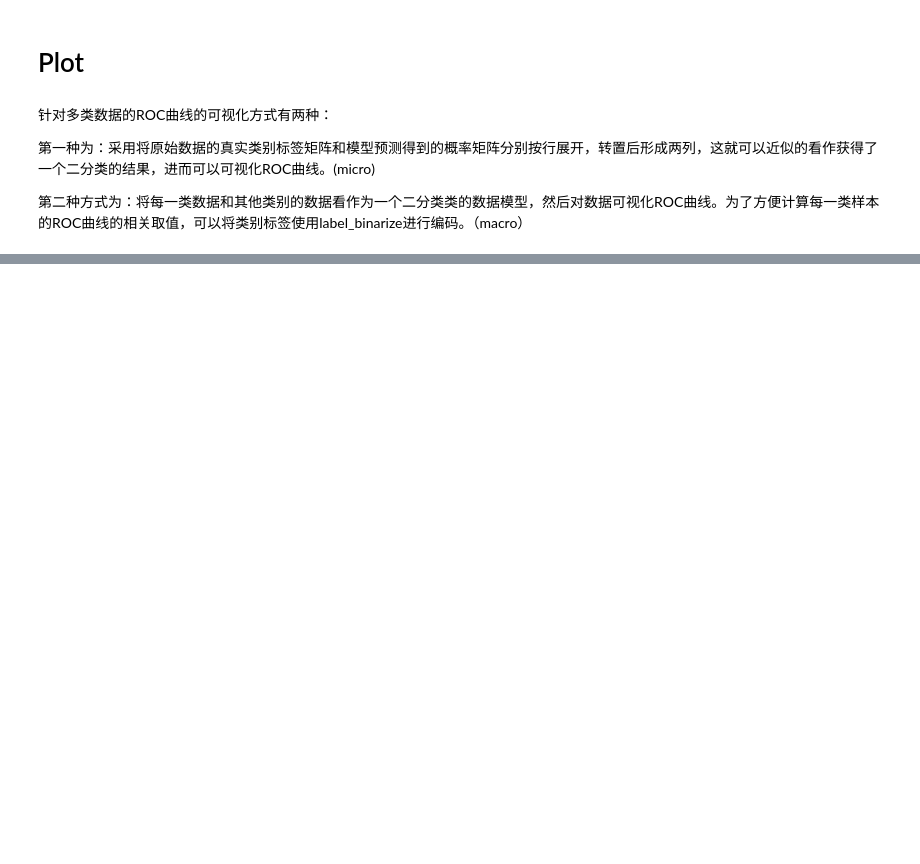
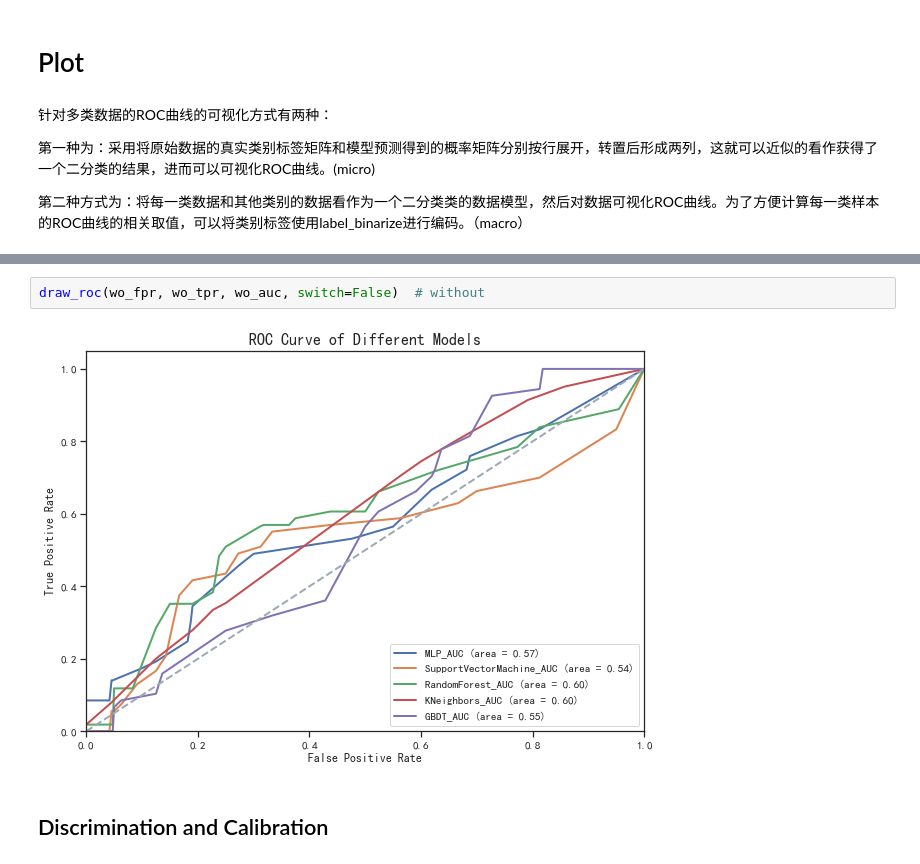
Before and after one commit to Parsonlee/TNM------, a Jupyter notebook: model.ipynb, the cells around one changed output, grey strips where cells are left out. Drawn from its saved outputs; the diff is of its cells as text; blank space fills up the shorter version.

```diff
--- a/model.ipynb
+++ b/model.ipynb
@@ -450,0 +368,6 @@ draw_roc(w_fpr, w_tpr, w_roc_auc)
+# %%
+draw_roc(wo_fpr, wo_tpr, wo_auc, switch=False)  # without
+# %% [output]
+[figure, added]
+# %% [markdown]
+## Discrimination and Calibration
```
Also changed, not shown: parts of 44 cells of this notebook.
